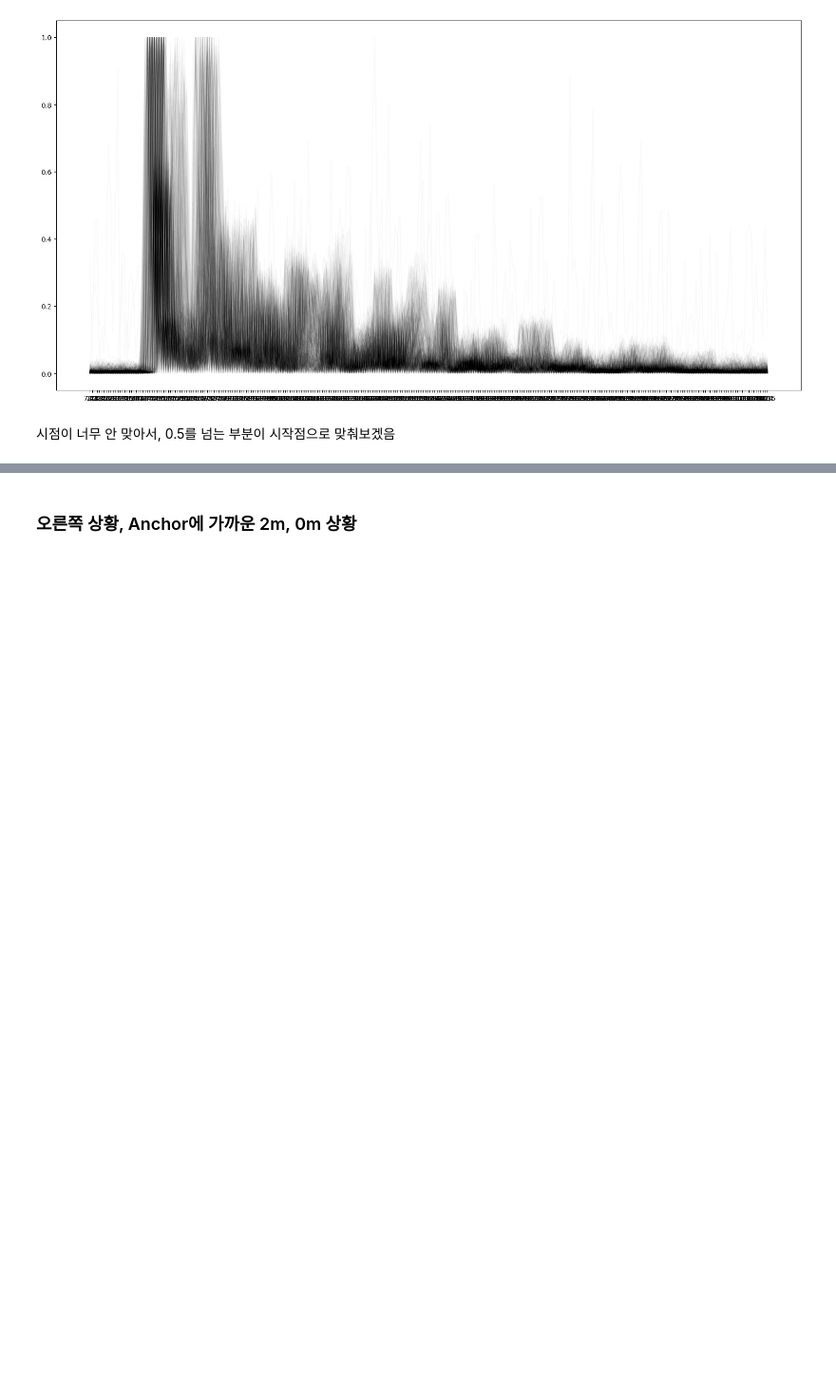
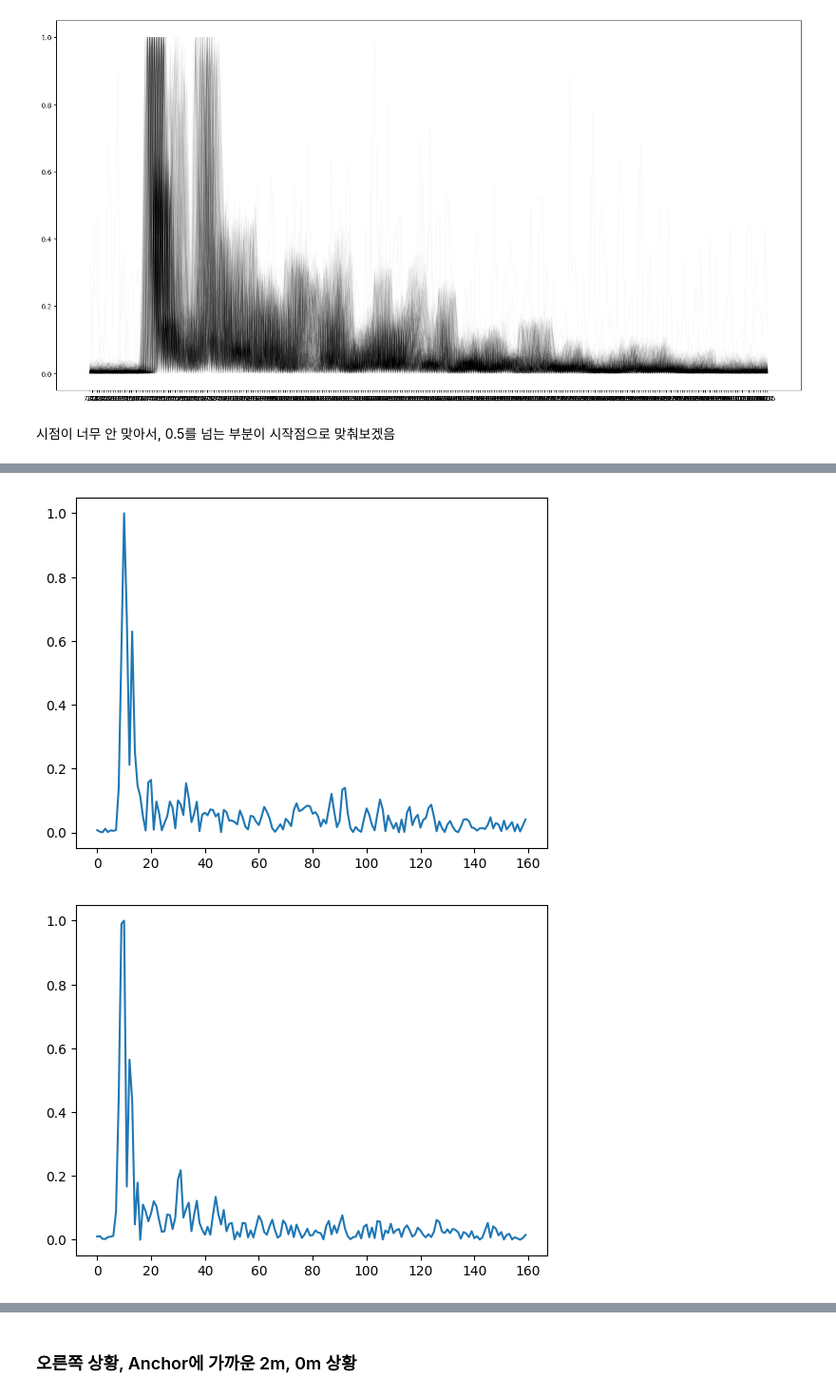
Before and after one commit to jkworldchampion/tag-less_tracking_with_uwb, a Jupyter notebook: cnn_classification.ipynb, the cells around one changed output, grey strips where cells are left out. Shown at 95% size. Saved outputs shown, nothing was run; the diff lists cells and outputs as text; code cells hidden in the pictures; blank space fills up the shorter version.

```diff
--- a/cnn_classification.ipynb
+++ b/cnn_classification.ipynb
@@ -177,0 +211,7 @@ for i in range(5):
+# %%
+for i in range(5):
+    plt.plot(peak_same_ra20.iloc[i], label="ra20")
+    plt.show()
+# %% [output]
+[figure, added]
+[figure, added]
```
Also changed, not shown: parts of 10 cells of this notebook, 9 other files.
